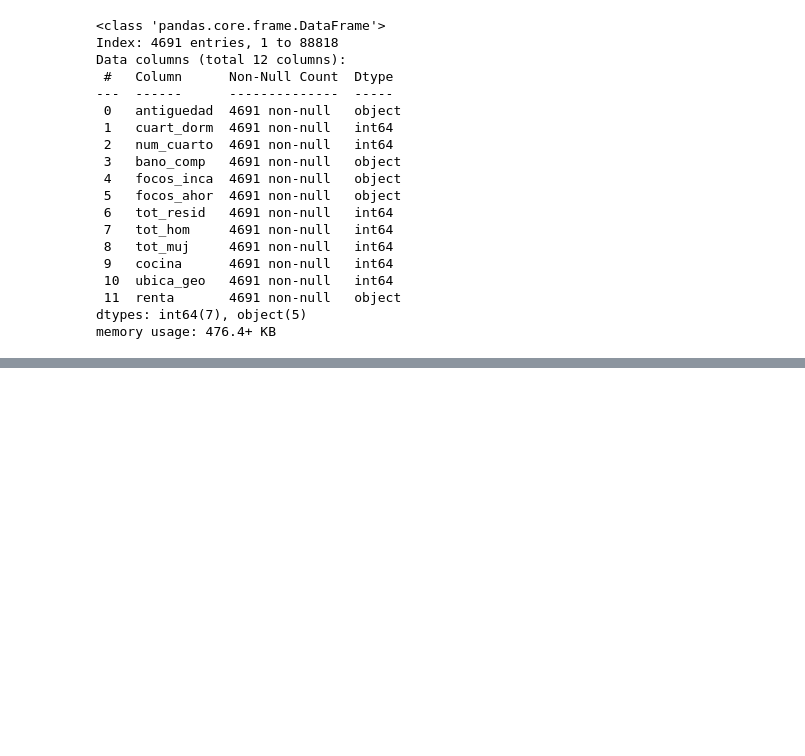
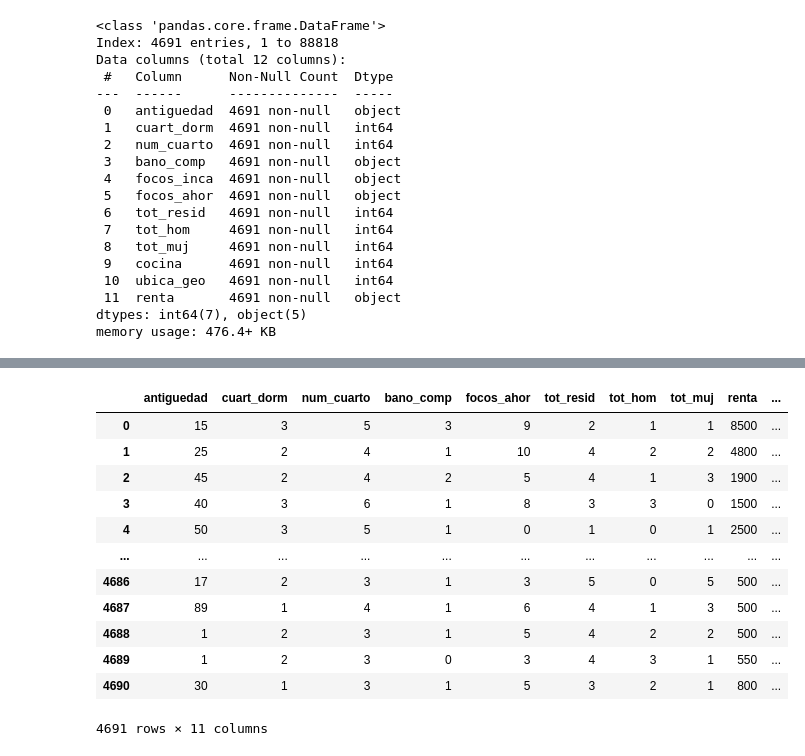
Before and after one commit to iserranoz/up_econometria, a Jupyter notebook: data_processing.ipynb, the cells around one changed output, grey strips where cells are left out. Cells and saved outputs as stored; diff of their text form; code cells hidden in the pictures; blank space fills up the shorter version.

```diff
--- a/data_processing.ipynb
+++ b/data_processing.ipynb
@@ -99,0 +158,3 @@ df.to_parquet('data_enigh.parquet')
+# %%
+df = df.drop(['focos_inca', 'ubica_geo','cocina'], axis=1)
+df.head()
@@ -99,0 +168,17 @@ df.to_parquet('data_enigh.parquet')
+# %%
+df = df.rename(columns={'desc_ent': 'estado', 'desc_mun': 'municipio'})
+df
+# %% [output]
+|  | antiguedad | cuart_dorm | num_cuarto | bano_comp | focos_ahor | tot_resid | tot_hom | tot_muj | renta | ... |
+| 0 | 15 | 3 | 5 | 3 | 9 | 2 | 1 | 1 | 8500 | ... |
+| 1 | 25 | 2 | 4 | 1 | 10 | 4 | 2 | 2 | 4800 | ... |
+| 2 | 45 | 2 | 4 | 2 | 5 | 4 | 1 | 3 | 1900 | ... |
+| 3 | 40 | 3 | 6 | 1 | 8 | 3 | 3 | 0 | 1500 | ... |
+| 4 | 50 | 3 | 5 | 1 | 0 | 1 | 0 | 1 | 2500 | ... |
+| ... | ... | ... | ... | ... | ... | ... | ... | ... | ... | ... |
+| 4686 | 17 | 2 | 3 | 1 | 3 | 5 | 0 | 5 | 500 | ... |
+| 4687 | 89 | 1 | 4 | 1 | 6 | 4 | 1 | 3 | 500 | ... |
+| 4688 | 1 | 2 | 3 | 1 | 5 | 4 | 2 | 2 | 500 | ... |
+| 4689 | 1 | 2 | 3 | 0 | 3 | 4 | 3 | 1 | 550 | ... |
+| 4690 | 30 | 1 | 3 | 1 | 5 | 3 | 2 | 1 | 800 | ... |
+4691 rows × 11 columns
```
Also changed, not shown: parts of 9 cells of this notebook, 2 other files.
